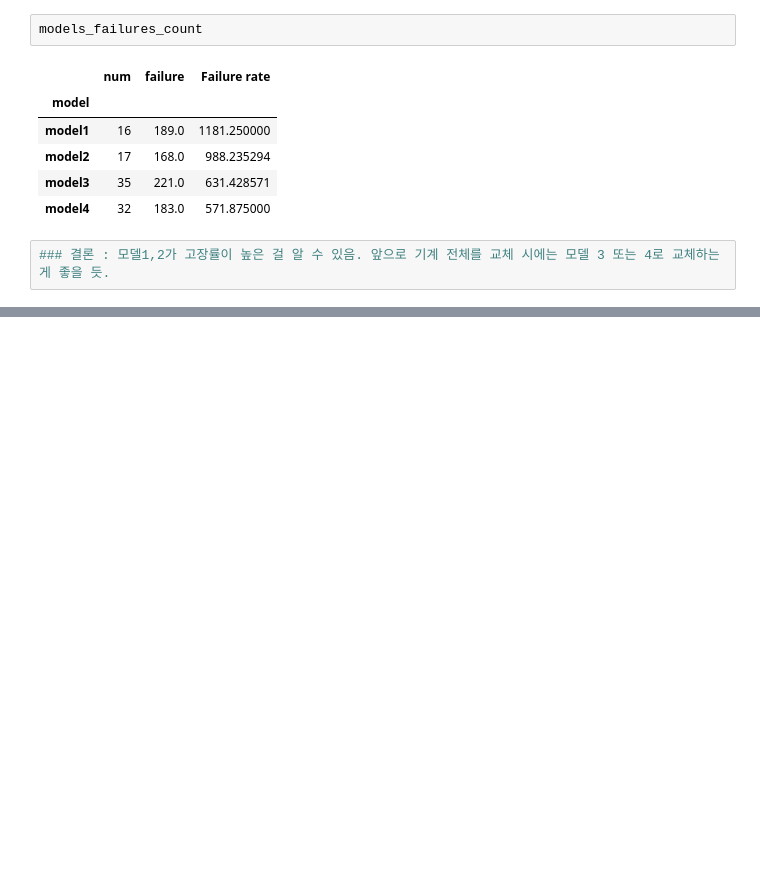
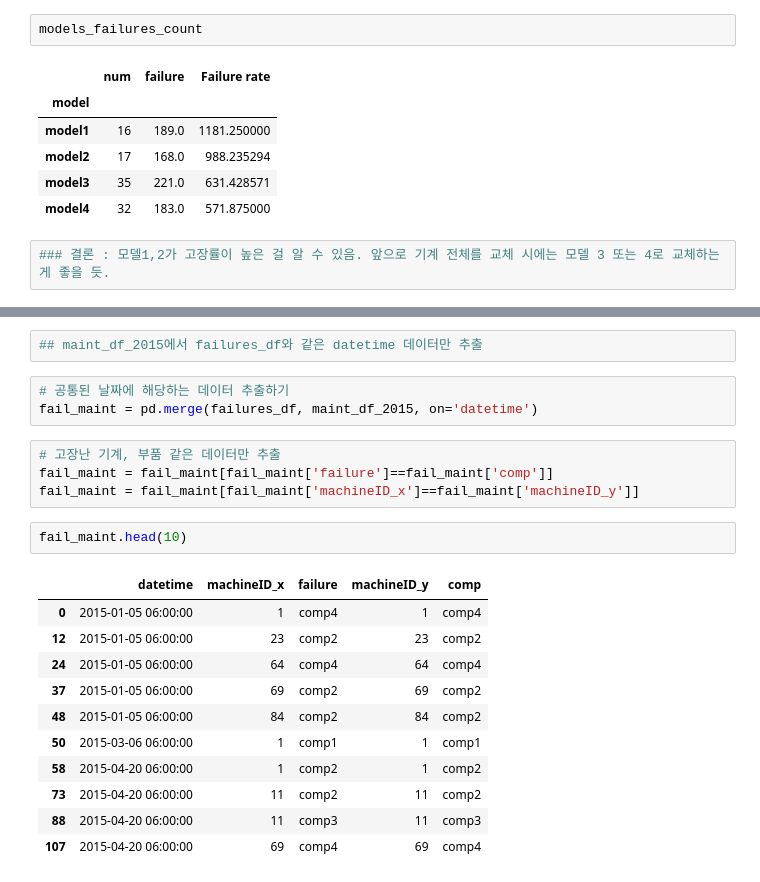
Before and after one commit to cesong2/Display-Sensor, a Jupyter notebook: 딥한_분석1,2,4.ipynb, the cells around one changed output, grey strips where cells are left out. Saved outputs shown, nothing was run; the diff lists cells and outputs as text; blank space fills up the shorter version.

```diff
--- a/딥한_분석1,2,4.ipynb
+++ b/딥한_분석1,2,4.ipynb
@@ -236,0 +267,23 @@ models_failures_count
+# %%
+## maint_df_2015에서 failures_df와 같은 datetime 데이터만 추출
+# %%
+# 공통된 날짜에 해당하는 데이터 추출하기
+fail_maint = pd.merge(failures_df, maint_df_2015, on='datetime')
+# %%
+# 고장난 기계, 부품 같은 데이터만 추출
+fail_maint = fail_maint[fail_maint['failure']==fail_maint['comp']]
+fail_maint = fail_maint[fail_maint['machineID_x']==fail_maint['machineID_y']]
+# %%
+fail_maint.head(10)
+# %% [output]
+|  | datetime | machineID_x | failure | machineID_y | comp |
+| 0 | 2015-01-05 06:00:00 | 1 | comp4 | 1 | comp4 |
+| 12 | 2015-01-05 06:00:00 | 23 | comp2 | 23 | comp2 |
+| 24 | 2015-01-05 06:00:00 | 64 | comp4 | 64 | comp4 |
+| 37 | 2015-01-05 06:00:00 | 69 | comp2 | 69 | comp2 |
+| 48 | 2015-01-05 06:00:00 | 84 | comp2 | 84 | comp2 |
+| 50 | 2015-03-06 06:00:00 | 1 | comp1 | 1 | comp1 |
+| 58 | 2015-04-20 06:00:00 | 1 | comp2 | 1 | comp2 |
+| 73 | 2015-04-20 06:00:00 | 11 | comp2 | 11 | comp2 |
+| 88 | 2015-04-20 06:00:00 | 11 | comp3 | 11 | comp3 |
+| 107 | 2015-04-20 06:00:00 | 69 | comp4 | 69 | comp4 |
```
Also changed, not shown: parts of 13 cells of this notebook.
